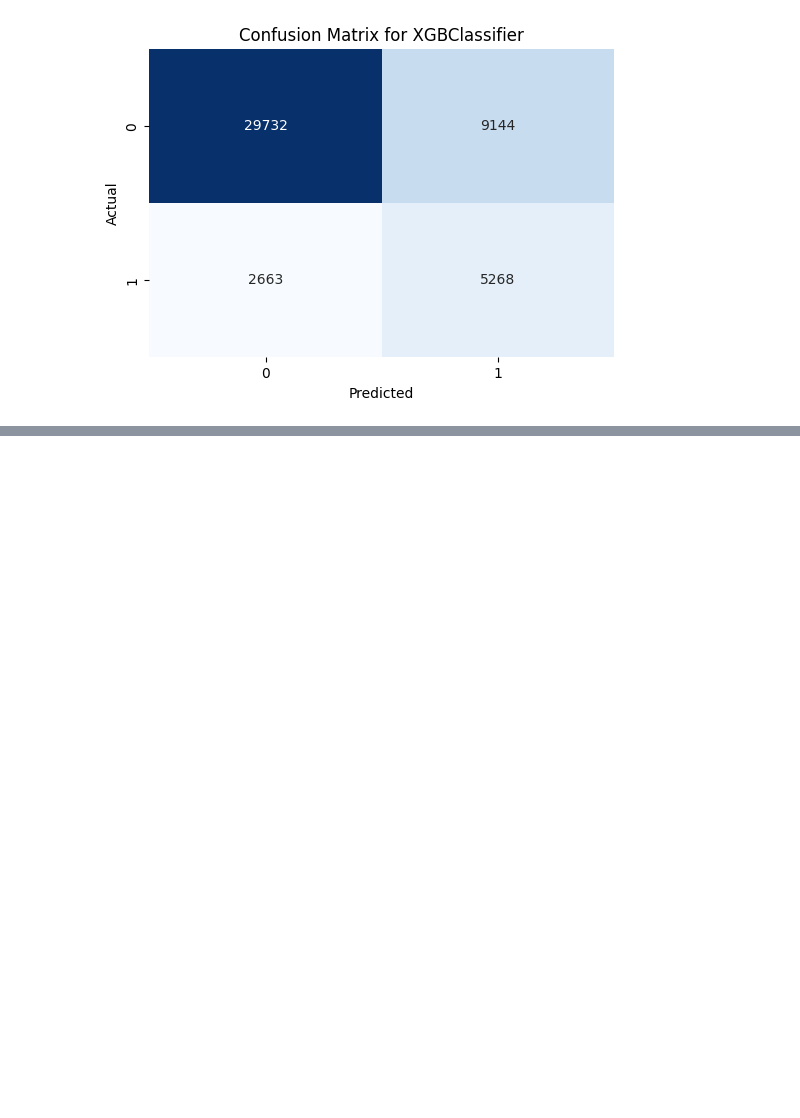
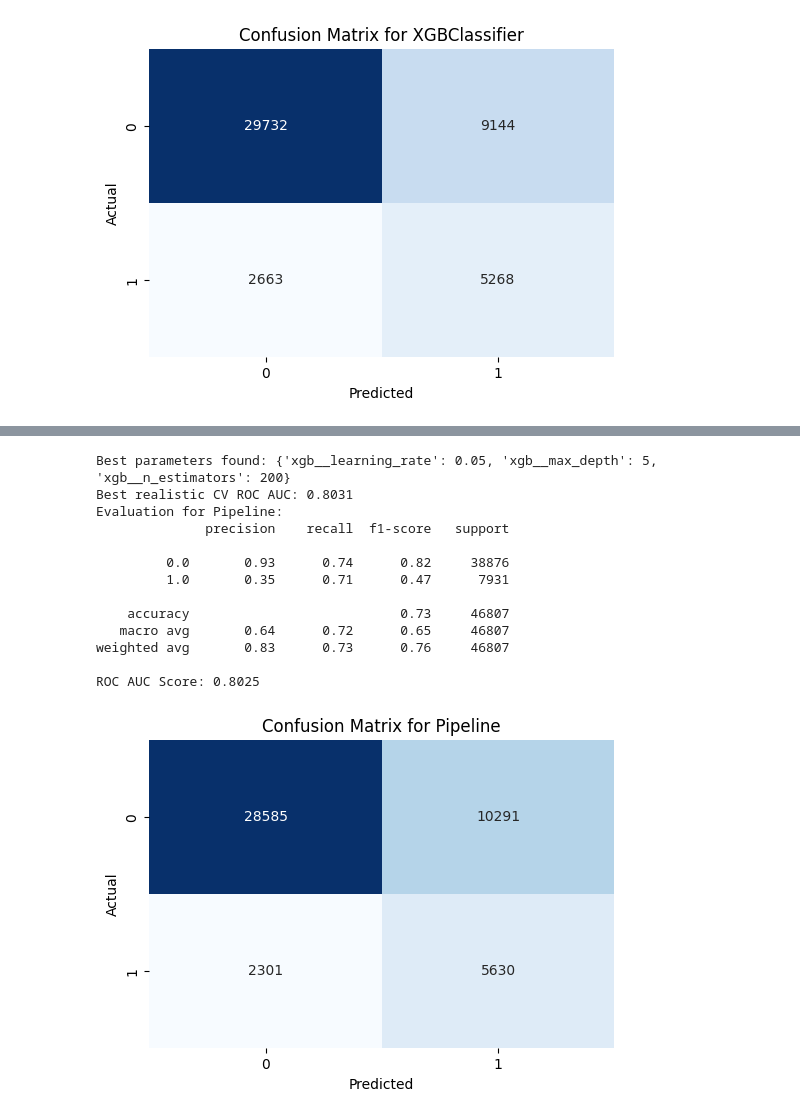
Before and after one commit to ausathdzil/diabetes-prediction, a Jupyter notebook: notebooks/diabetes_prediction.ipynb, the cells around one changed output, grey strips where cells are left out. Saved outputs shown, nothing was run; the diff lists cells and outputs as text; code cells hidden in the pictures; blank space fills up the shorter version.

Commit message:
feat: grid search and sharp

```diff
--- a/notebooks/diabetes_prediction.ipynb
+++ b/notebooks/diabetes_prediction.ipynb
@@ -253,0 +328,28 @@ ROC AUC Score: 0.7991
+# %%
+from imblearn.pipeline import Pipeline as ImbPipeline
+from sklearn.model_selection import GridSearchCV
+
+pipeline = ImbPipeline([
+    ('smoteenn', SMOTEENN(random_state=42)),
+    ('xgb', XGBClassifier(random_state=42, n_jobs=1))
+])
+
+param_grid_pipe = {
+    'xgb__max_depth': [3, 5],             # Shallower trees often generalize better on synthetic data
+    'xgb__learning_rate': [0.05, 0.1],
+    'xgb__n_estimators': [100, 200]
+}
+
+grid_search_pipe = GridSearchCV(
+    estimator=pipeline,
+    param_grid=param_grid_pipe,
+    scoring='roc_auc',
+    cv=3,
+    verbose=2,
+    n_jobs=-1
+)
+
+print("Starting grid search...")
+grid_search_pipe.fit(X_train, y_train)
+
+print("Grid search complete.")
@@ -253,0 +374,21 @@ ROC AUC Score: 0.7991
+# %%
+print(f"Best parameters found: {grid_search_pipe.best_params_}")
+print(f"Best realistic CV ROC AUC: {grid_search_pipe.best_score_:.4f}")
+
+best_xgb_leakfree = grid_search_pipe.best_estimator_
+evaluate_model(best_xgb_leakfree, X_test, y_test)
+# %% [output]
+Best parameters found: {'xgb__learning_rate': 0.05, 'xgb__max_depth': 5, 'xgb__n_estimators': 200}
+Best realistic CV ROC AUC: 0.8031
+Evaluation for Pipeline:
+              precision    recall  f1-score   support
+
+         0.0       0.93      0.74      0.82     38876
+         1.0       0.35      0.71      0.47      7931
+
+    accuracy                           0.73     46807
+   macro avg       0.64      0.72      0.65     46807
+weighted avg       0.83      0.73      0.76     46807
+
+ROC AUC Score: 0.8025
+[figure, added]
```
Also changed, not shown: parts of 7 cells of this notebook, 1 other file.
